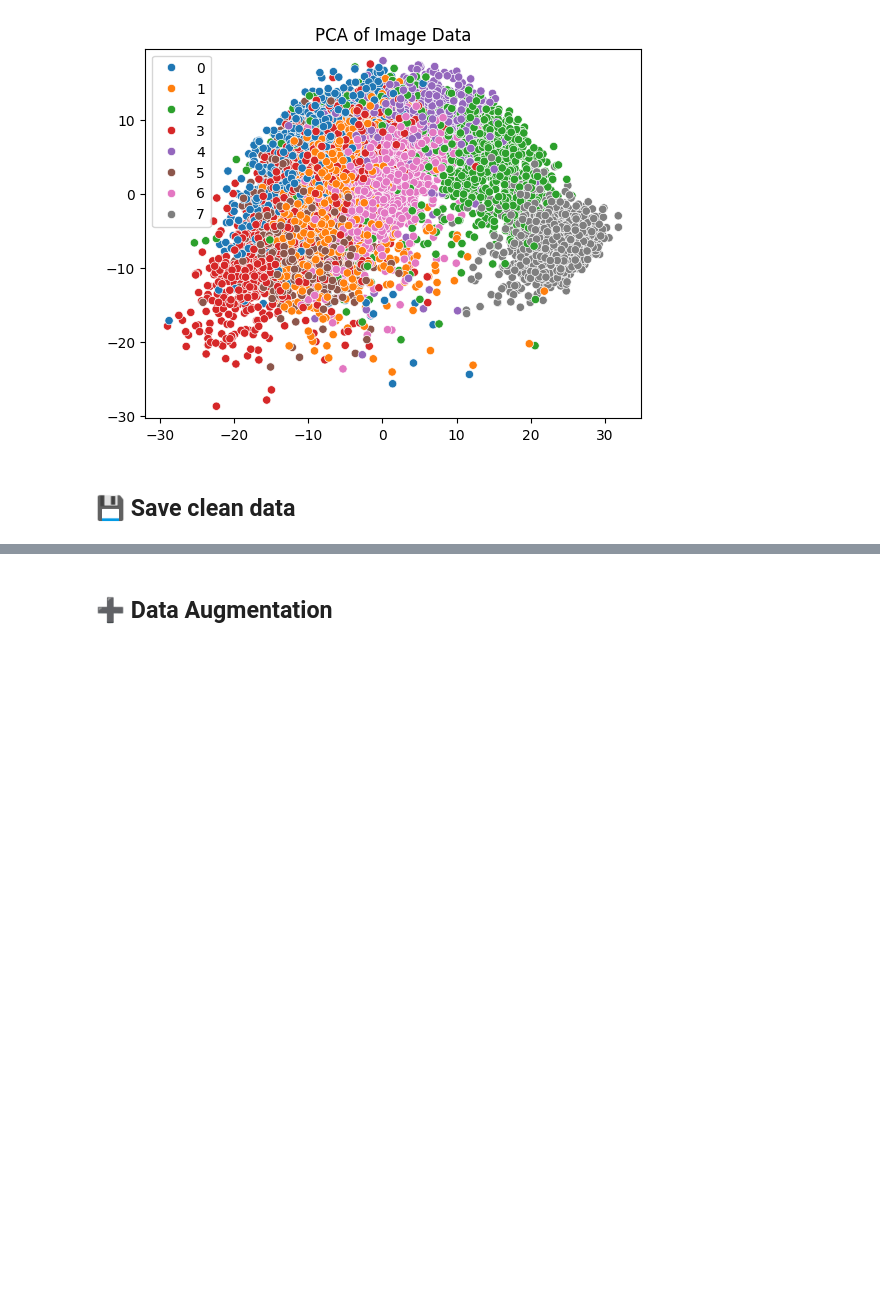
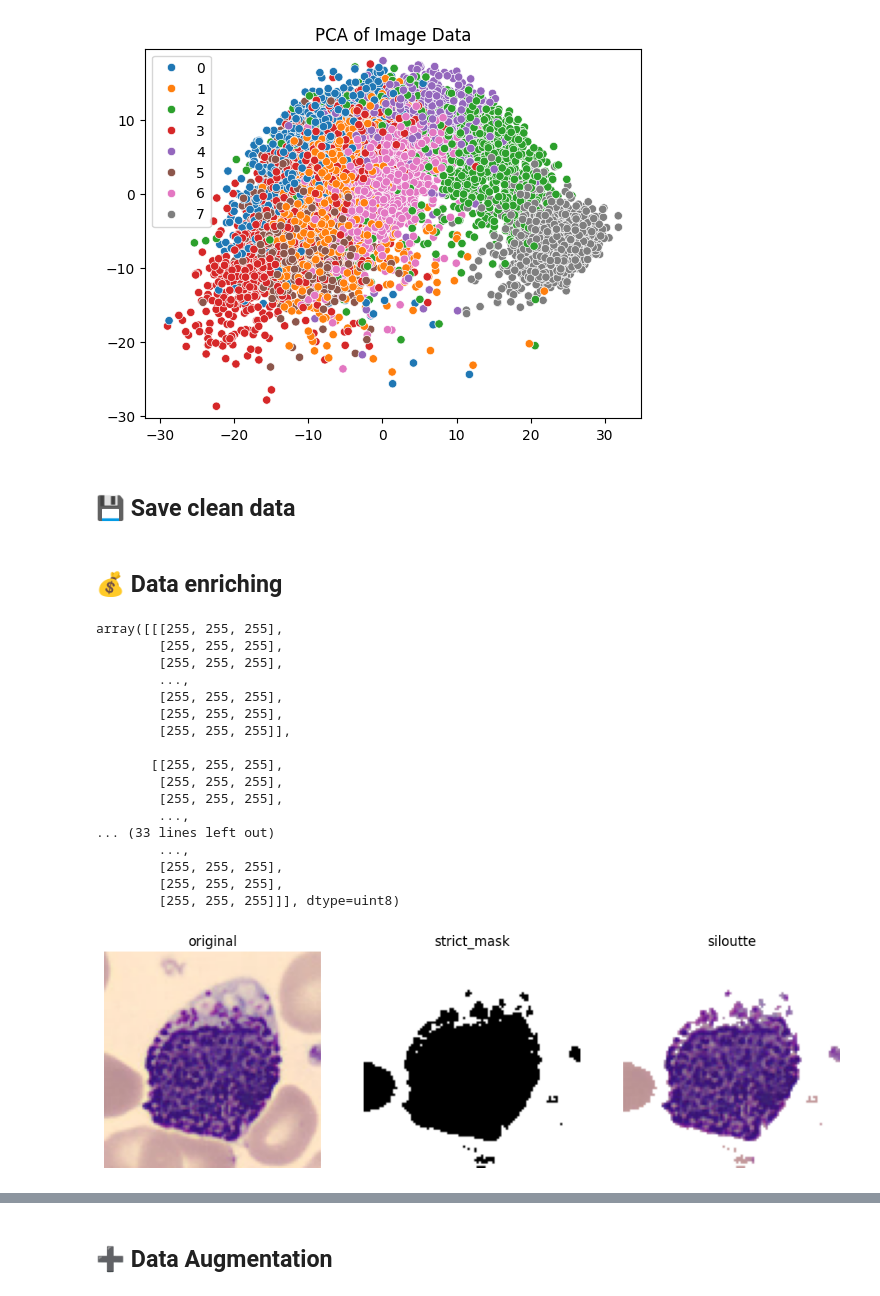
Before and after one commit to sissamatteo29/ANN_Cell_Classification, a Jupyter notebook: data_wrangling.ipynb, the cells around one changed output, grey strips where cells are left out. Drawn from its saved outputs; the diff is of its cells as text; code cells hidden in the pictures; blank space fills up the shorter version.

```diff
--- a/data_wrangling.ipynb
+++ b/data_wrangling.ipynb
@@ -237,3 +236,54 @@ plt.show()
 ## 💾 Save clean data
 # %%
 np.savez('clean_data.npz', images=x_clean, labels=y_clean)
+# %% [markdown]
+## 💰 Data enriching
+# %%
+def get_siloutte(image, THRESH_VALUE_STRICT, plot=False, gray=False):
+
+    THRESH_BINARY = cv2.THRESH_BINARY
+    THRESH_MAX_VALUE = 255
+
+    # Transition into shades of gray
+    if not gray:
+        gray = cv2.cvtColor(image, cv2.COLOR_BGR2GRAY)
+    else:
+        gray = image.copy()
+
+    # Create strict mask
+    _, mask = cv2.threshold(
+        gray, THRESH_VALUE_STRICT, THRESH_MAX_VALUE, THRESH_BINARY
+    )
+
+    # Generate intersection between strict mask and original image
+    siloutte = image.copy()
+    siloutte[mask == 255] = 255 # overlapping the strict mask with the white pixels
+
+    if plot:
+        plt.figure(figsize=(12,4))
+        plt.subplot(131), plt.imshow(image, cmap='gray'), plt.title('original'), plt.axis('off')
+        plt.subplot(132), plt.imshow(mask, cmap='gray'), plt.title('strict_mask'), plt.axis('off')
+        plt.subplot(133), plt.imshow(siloutte, cmap='gray'), plt.title('siloutte'), plt.axis('off')
+
+    return siloutte
+# %%
+get_siloutte(x[42], 160, plot=True)
+# %% [output]
+array([[[255, 255, 255],
+        [255, 255, 255],
+        [255, 255, 255],
+        ...,
+        [255, 255, 255],
+        [255, 255, 255],
+        [255, 255, 255]],
+
+       [[255, 255, 255],
+        [255, 255, 255],
+        [255, 255, 255],
+        ...,
+... (33 lines left out)
+        ...,
+        [255, 255, 255],
+        [255, 255, 255],
+        [255, 255, 255]]], dtype=uint8)
+[figure, added]
```
Also changed, not shown: parts of 11 cells of this notebook, 1 other file.
